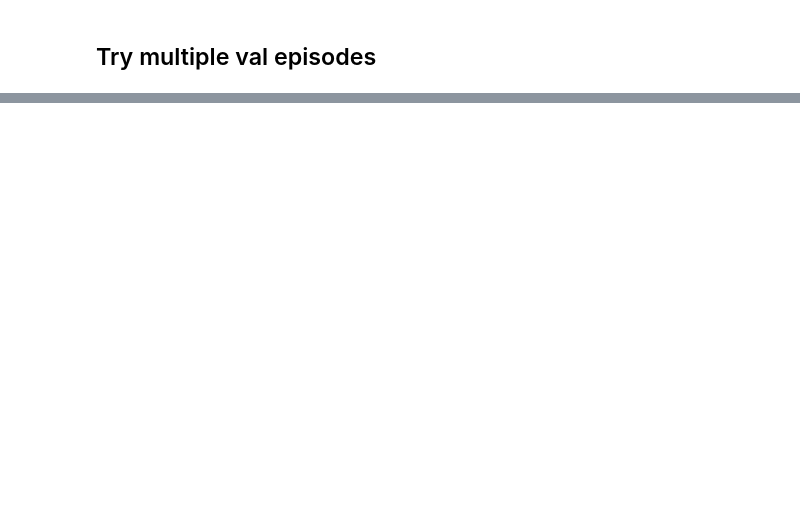
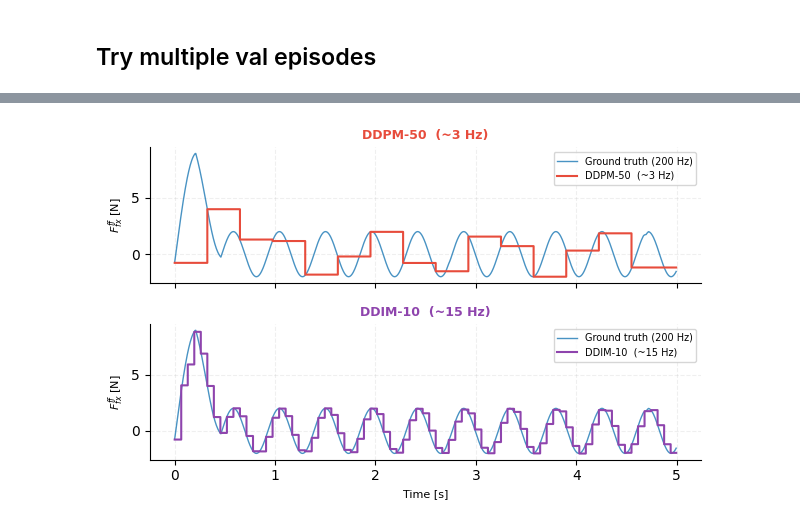
Before and after one commit to AlexanderWegenerRobotics/force-insertion-policy, a Jupyter notebook: notebooks/open_loop_validation_ddpm.ipynb, the cells around one changed output, grey strips where cells are left out. Saved outputs shown, nothing was run; the diff lists cells and outputs as text; code cells hidden in the pictures; blank space fills up the shorter version.

```diff
--- a/notebooks/open_loop_validation_ddpm.ipynb
+++ b/notebooks/open_loop_validation_ddpm.ipynb
@@ -309,15 +298,64 @@ plt.close()
-# %%
-start, stop = 300, 400
-fig, axes = plt.subplots(len(taus_to_plot), 1, figsize=(14, 3 * len(taus_to_plot)), sharex=True)
-
-for i, tau_val in enumerate(taus_to_plot):
-    axes[i].plot(intermediates[tau_val][start:stop, channel], "-o", color='red', linewidth=0.7, label=f'Predicted')
-    if tau_val == min(taus_to_plot):
-        axes[i].plot(act_gt_raw[start:stop, channel], color='black', linewidth=1, label='Ground truth')
-        axes[i].legend(fontsize=9)
-    axes[i].set_ylabel('[N]')
-    axes[i].set_title(f'τ = {tau_val}')
-
-axes[-1].set_xlabel('Time [s]')
-fig.suptitle(f'Denoising process — {channel_label} (full series, TacDiffusion Fig. 6 style)', y=1.01)
-plt.tight_layout()
+# %%
+EP_IDX    = 0
+MAX_STEPS = 5 * 200  # 5 seconds
+obs_ep     = val_ds.observations[EP_IDX][:MAX_STEPS]
+act_gt_raw = val_ds.actions[EP_IDX][:MAX_STEPS] * val_ds.act_std + val_ds.act_mean
+t_ax       = np.arange(MAX_STEPS) / 200.0
+
+@torch.no_grad()
+def predict_episode(model, schedule, obs, device):
+    """Run full DDPM denoising chain on an episode, returning final actions."""
+    T_steps = len(obs)
+    o_curr = torch.from_numpy(obs).to(device)
+    o_prev = torch.from_numpy(np.vstack([obs[0:1], obs[:-1]])).to(device)
+    a_tau  = torch.randn(T_steps, 6, device=device)
+    for tau_val in reversed(range(schedule.T)):
+        tau = torch.full((T_steps,), tau_val, device=device, dtype=torch.long)
+        a_tau = schedule.p_sample(model, o_prev, o_curr, a_tau, tau)
+    return a_tau.cpu().numpy()
+
+pred_dense     = predict_episode(model, schedule, obs_ep, device)
+pred_dense_raw = pred_dense * val_ds.act_std + val_ds.act_mean
+
+def make_staircase(pred_raw, hold_steps, n_steps):
+    staircase = np.zeros_like(pred_raw)
+    for i in range(n_steps):
+        src = (i // hold_steps) * hold_steps
+        staircase[i] = pred_raw[min(src, n_steps - 1)]
+    return staircase
+
+HOLD_DDPM = 65   # ~3 Hz
+HOLD_DDIM = 13   # ~15 Hz (DDIM-10)
+CH        = 0    # Fff_fx
+
+staircase_ddpm = make_staircase(pred_dense_raw, HOLD_DDPM, MAX_STEPS)
+staircase_ddim = make_staircase(pred_dense_raw, HOLD_DDIM, MAX_STEPS)
+
+fig, axes = plt.subplots(2, 1, figsize=(6.5, 4.0), sharex=True)
+
+configs = [
+    (staircase_ddpm, 'DDPM-50  (~3 Hz)',  '#e74c3c'),
+    (staircase_ddim, 'DDIM-10  (~15 Hz)', '#8e44ad'),
+]
+
+for ax, (staircase, label, color) in zip(axes, configs):
+    ax.plot(t_ax, act_gt_raw[:, CH],
+            color='#2980b9', linewidth=1.0, alpha=0.85,
+            label='Ground truth (200 Hz)')
+    ax.plot(t_ax, staircase[:, CH],
+            color=color, linewidth=1.5, drawstyle='steps-post',
+            label=label)
+    ax.set_ylabel('$F^{ff}_{fx}$ [N]', fontsize=8)
+    ax.set_title(label, fontsize=9, fontweight='bold', color=color)
+    ax.legend(fontsize=7, loc='upper right')
+    ax.spines['top'].set_visible(False)
+    ax.spines['right'].set_visible(False)
+    ax.grid(True, alpha=0.2, linestyle='--')
+
+axes[-1].set_xlabel('Time [s]', fontsize=8)
+plt.tight_layout()
+plt.savefig('staircase_ddpm_vs_ddim.pdf', dpi=300, bbox_inches='tight')
+plt.savefig('staircase_ddpm_vs_ddim.png', dpi=150, bbox_inches='tight')
+plt.show()
+# %% [output]
+[figure, added]
```
Also changed, not shown: parts of 15 cells of this notebook, 7 other files.
